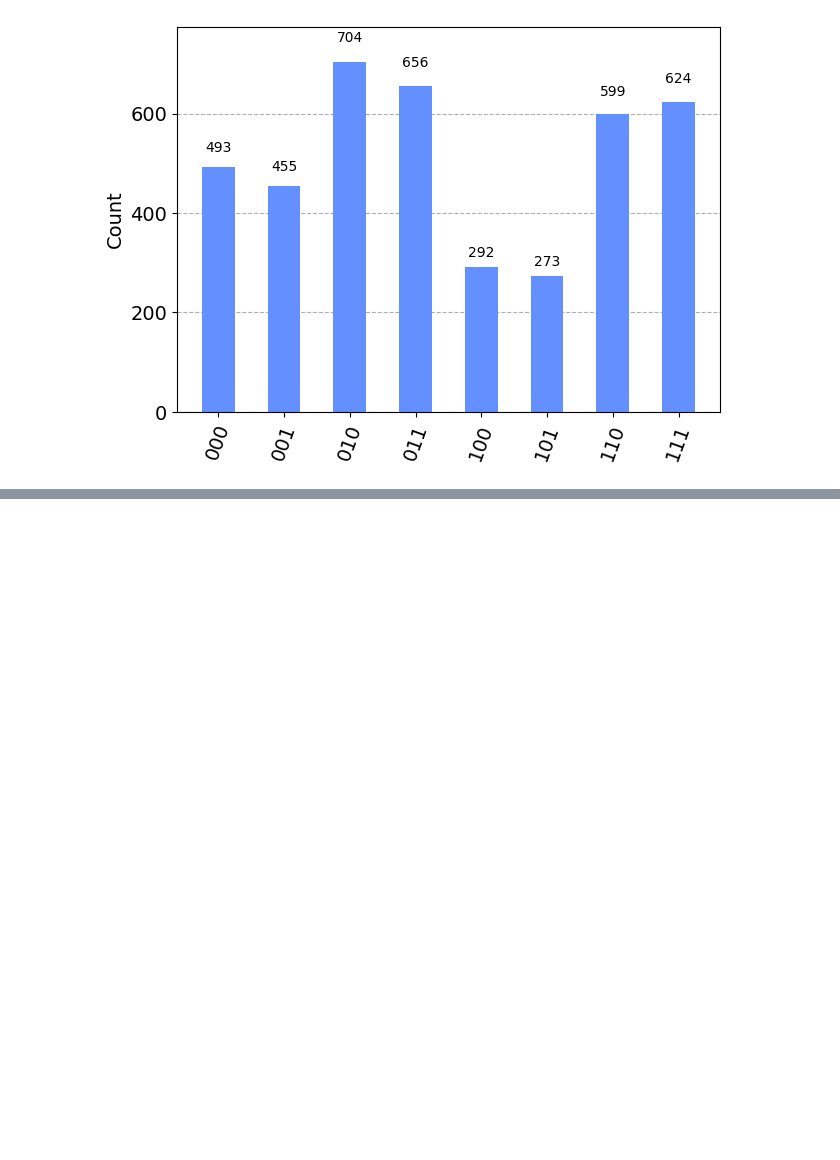
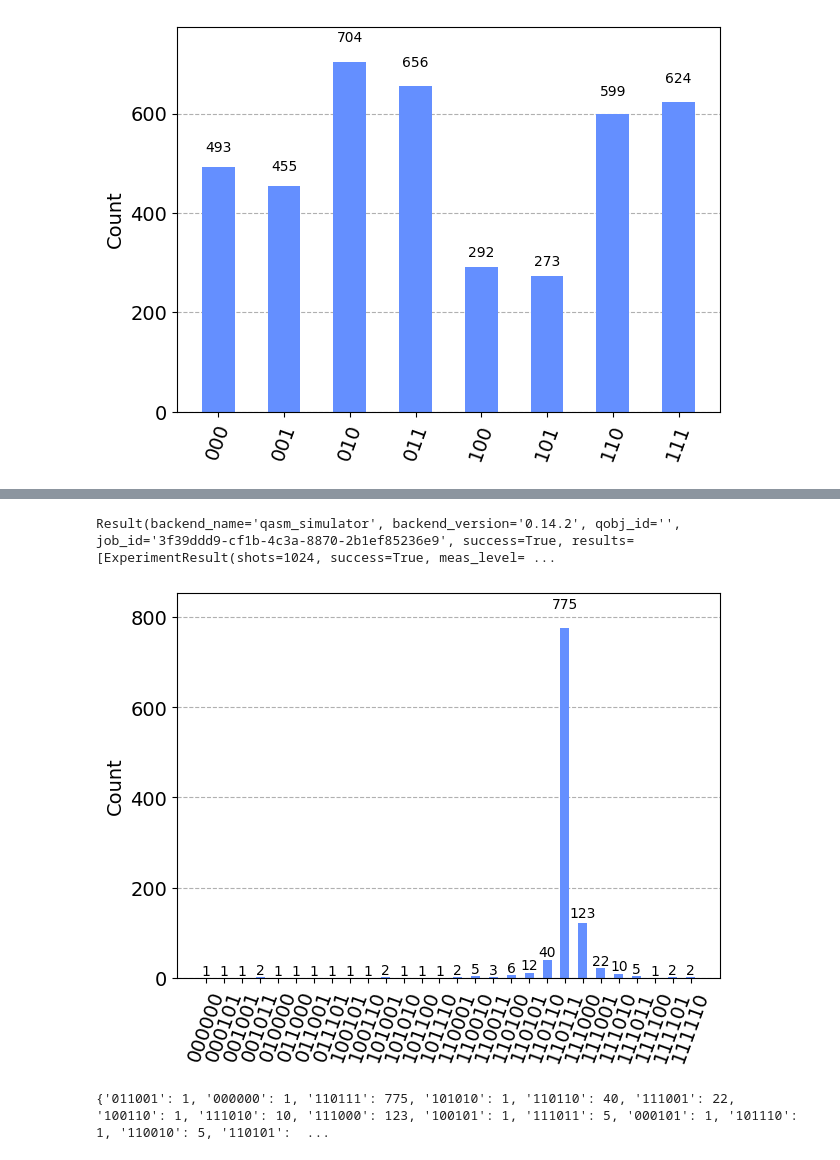
Before and after one commit to rbalak/qcml-tsp, a Jupyter notebook: tsp_qpe/TSP_4CITIES.ipynb, the cells around one changed output, grey strips where cells are left out. Drawn from its saved outputs; the diff is of its cells as text; code cells hidden in the pictures; blank space fills up the shorter version.

```diff
--- a/tsp_qpe/TSP_4CITIES.ipynb
+++ b/tsp_qpe/TSP_4CITIES.ipynb
@@ -339,0 +348,14 @@ plot_histogram(answer)
+# %%
+simulator = Aer.get_backend('qasm_simulator')
+qc6 = transpile(qc6, simulator)
+result = simulator.run(qc6).result()
+counts1 = result.get_counts(qc6)
+print(result)
+plot_histogram(counts1)
+# %% [output]
+Result(backend_name='qasm_simulator', backend_version='0.14.2', qobj_id='', job_id='3f39ddd9-cf1b-4c3a-8870-2b1ef85236e9', success=True, results=[ExperimentResult(shots=1024, success=True, meas_level= ...
+[figure, added]
+# %%
+print(counts1)
+# %% [output]
+{'011001': 1, '000000': 1, '110111': 775, '101010': 1, '110110': 40, '111001': 22, '100110': 1, '111010': 10, '111000': 123, '100101': 1, '111011': 5, '000101': 1, '101110': 1, '110010': 5, '110101':  ...
```
Also changed, not shown: parts of 8 cells of this notebook.
